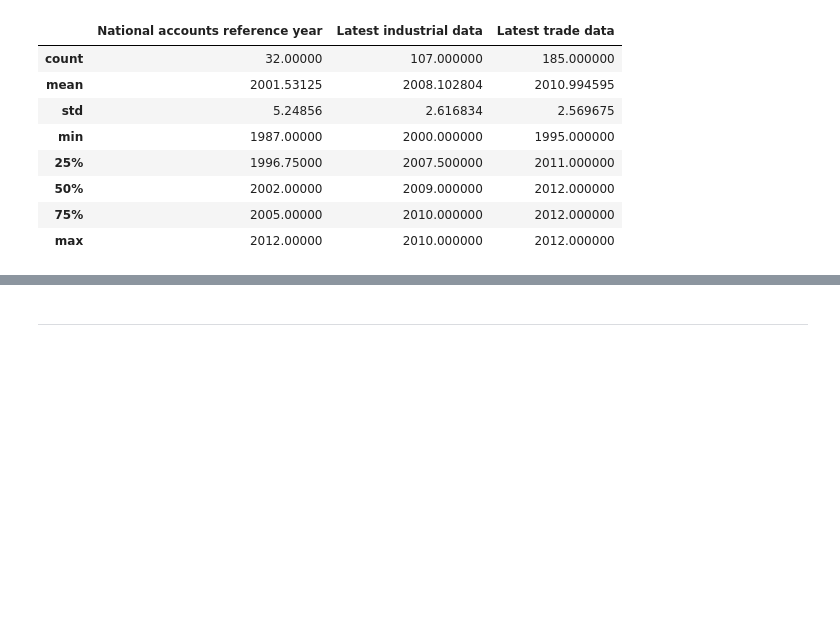
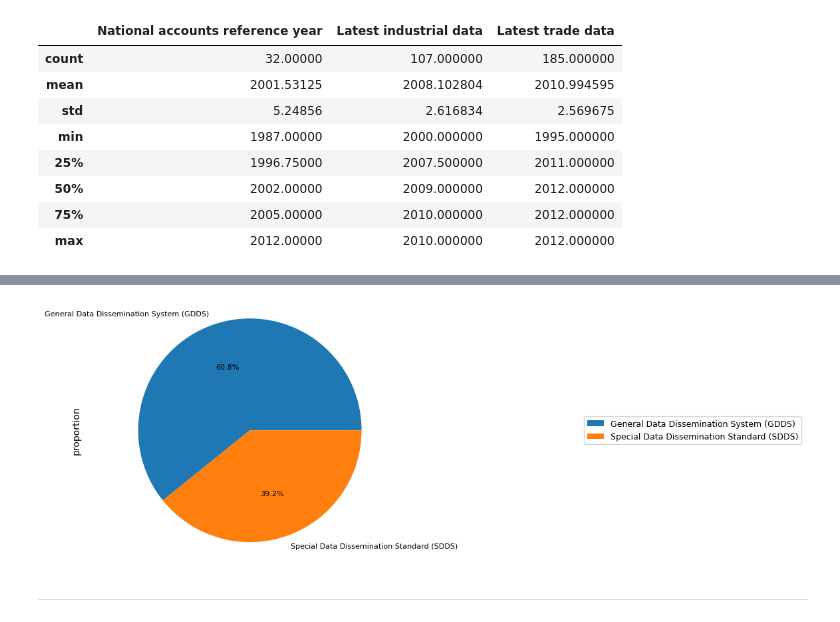
Before and after one commit to Xantos07/EducationalSystems, a Jupyter notebook: EducationalSystems.ipynb, the cells around one changed output, grey strips where cells are left out. Saved outputs shown, nothing was run; the diff lists cells and outputs as text; code cells hidden in the pictures; blank space fills up the shorter version.

```diff
--- a/EducationalSystems.ipynb
+++ b/EducationalSystems.ipynb
@@ -274,0 +513,2 @@ suppression de toutes les colonnes inutiles :     Country Code    Short Name
+# %%
+data_edSC_csv.drop_duplicates(subset=['Country Code'], inplace=True, ignore_index=True)
@@ -324,3 +570,23 @@ Name: count, dtype: int64
+# %%
+# Diagramme en secteurs
+ax = data_edSC_csv["IMF data dissemination standard"].value_counts(normalize=True).plot(
+    kind='pie',
+    autopct='%1.1f%%',
+    fontsize=8
+)
+
+ax.legend(
+    labels=data_edSC_csv["IMF data dissemination standard"].value_counts(normalize=True).index,
+    loc='center left',
+    bbox_to_anchor=(1.5, 0.5),
+    fontsize=9
+)
+
+
+plt.axis('equal')
+plt.show()
+# %% [output]
+[figure, added]
 # %% [markdown]
 <hr style="border: 1px solid #C4341A;">
 # %% [markdown]
```
Also changed, not shown: parts of 163 cells of this notebook.
